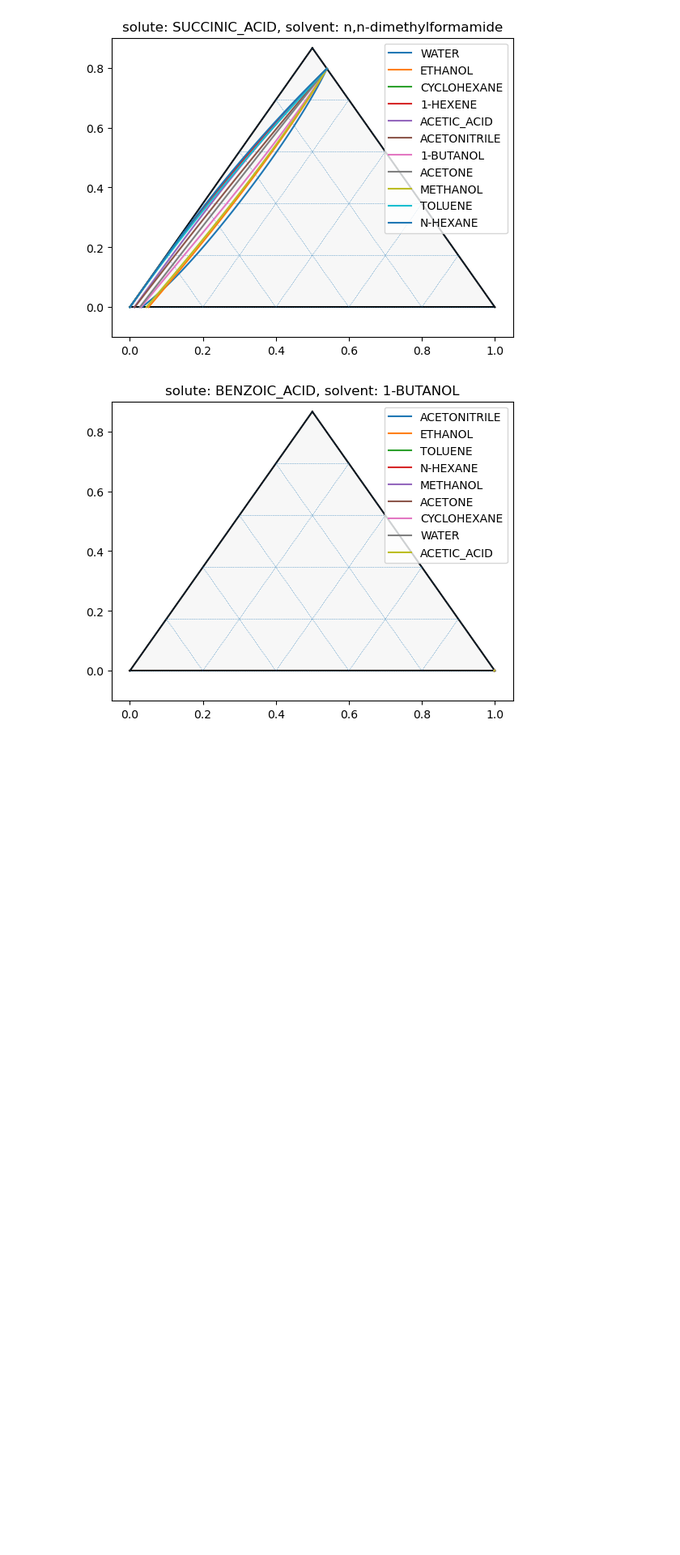
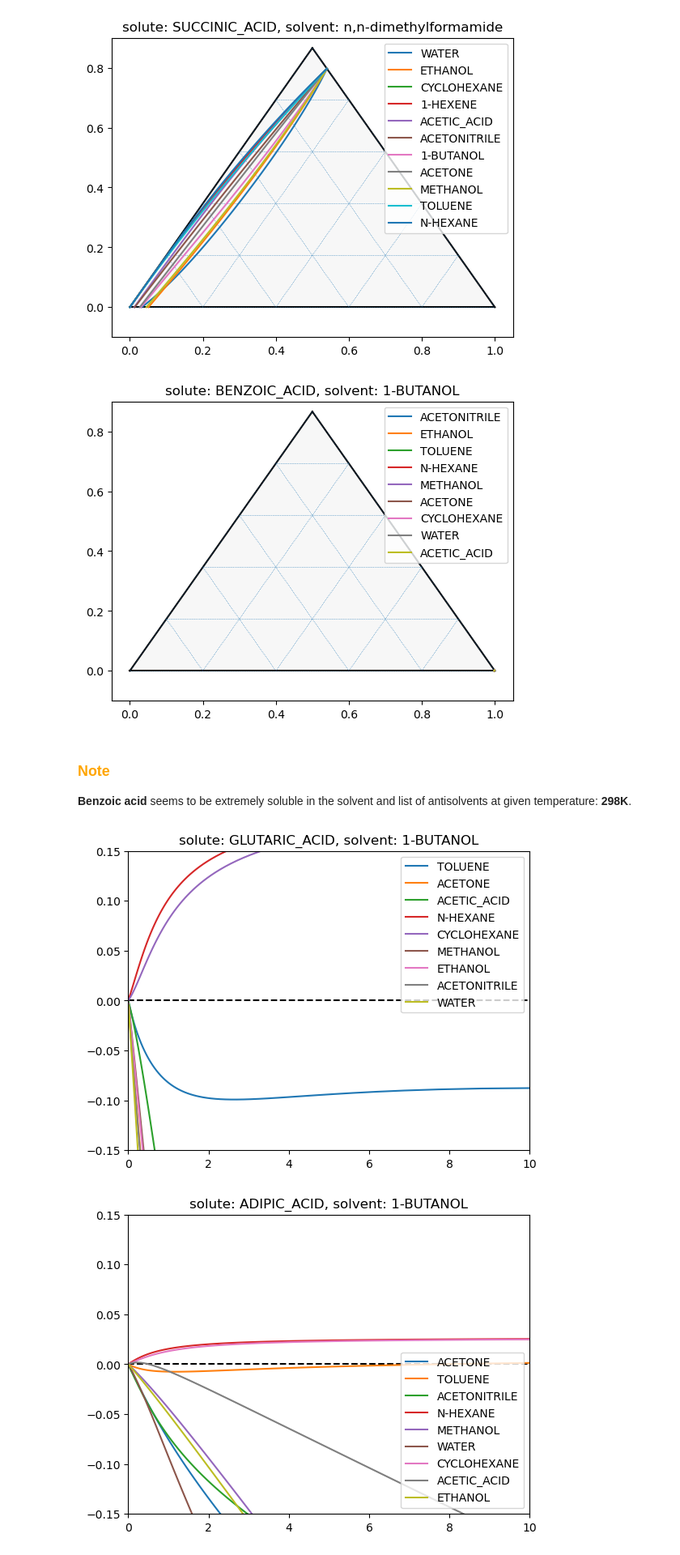
Before and after one commit to HyuntaeKR/drowning-out, a Jupyter notebook: backup_experiment/calculate.ipynb, the cells around one changed output. Shown at 81% size. Cells and saved outputs as stored; diff of their text form; code cells hidden in the pictures; blank space fills up the shorter version.

Commit message:
Plot antisolvent screening

```diff
--- a/backup_experiment/calculate.ipynb
+++ b/backup_experiment/calculate.ipynb
@@ -99,3 +84,36 @@ for sys in systems_list:
 [figure]
 [figure]
 [figure]
+# %% [markdown]
+### <span style="color:orange">Note</span>
+**Benzoic acid** seems to be extremely soluble in the solvent and list of antisolvents at given temperature: **298K**.
+# %%
+# Plot solubility difference
+for sys in systems_list:
+    data_with_solute = [file for file in data_files if sys["solute"] in file]
+    fig = plt.figure()
+    plt.title(f"solute: {sys['solute']}, solvent: {sys['solvent']}")
+    plt.hlines(0, 0, 100, colors="black", linestyles="dashed")
+    for file in data_with_solute:
+        data = pandas.read_csv("./data/" + file)
+        components = file.split("_")  # Notice that 'ACID' is also split here
+        components[-1] = components[-1].split(".")[0]  # Drop file extension
+        if components[-1] == "ACID":
+            plt.plot(
+                data["add_antisolv_mole"],
+                data["precip_mole"],
+                label=f"{components[-2]}_{components[-1]}"
+            )
+        else:
+            plt.plot(
+                data["add_antisolv_mole"],
+                data["precip_mole"],
+                label=f"{components[-1]}"
+            )
+    plt.legend()
+    plt.xlim([0, 10])
+    plt.ylim([-0.15, 0.15])
+    fig.savefig(f"./plots/antisolv_screen_{sys['solute']}_{sys['solvent']}.png")
+# %% [output]
+[figure, added]
+[figure, added]
```
Also changed, not shown: parts of 3 cells of this notebook.
